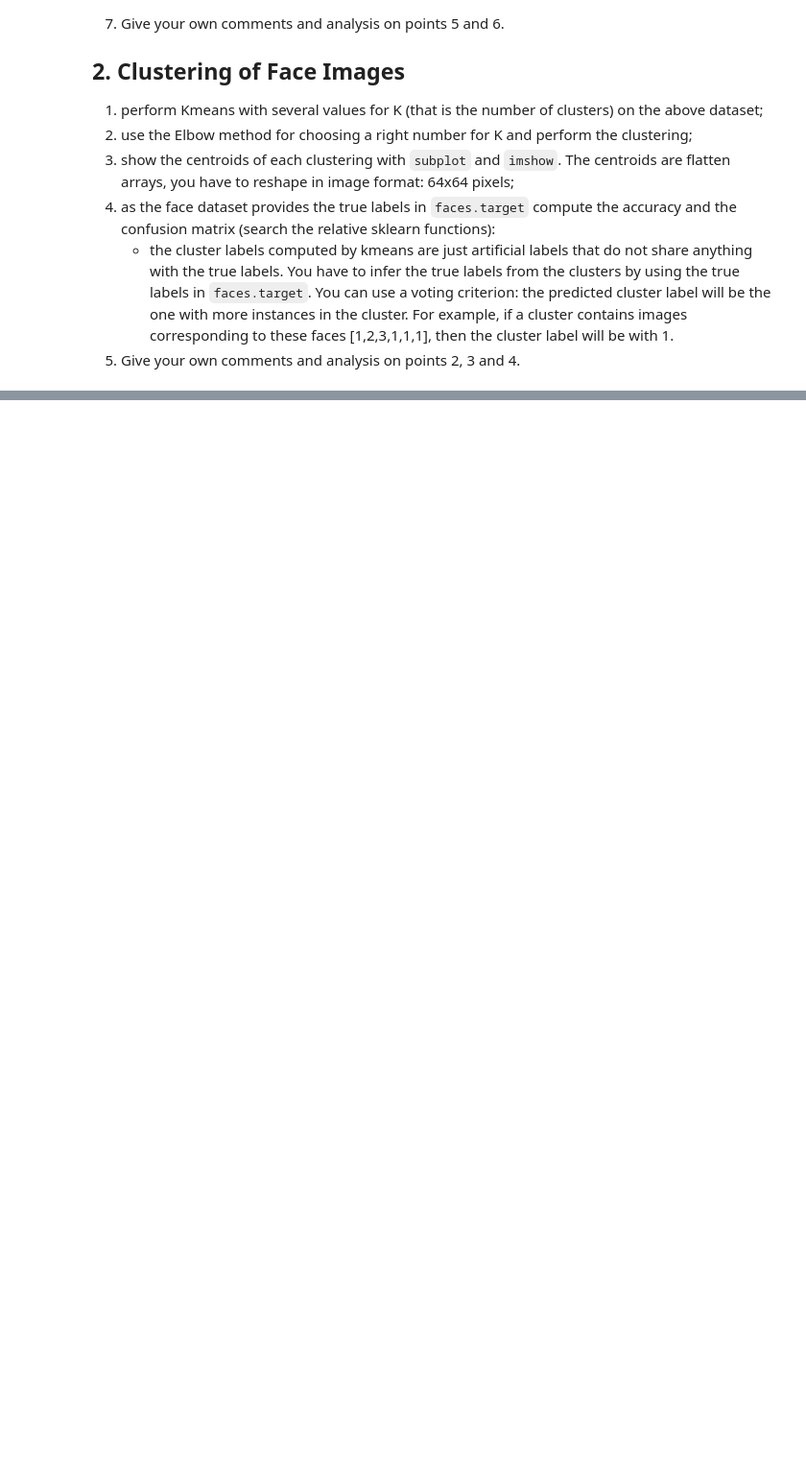
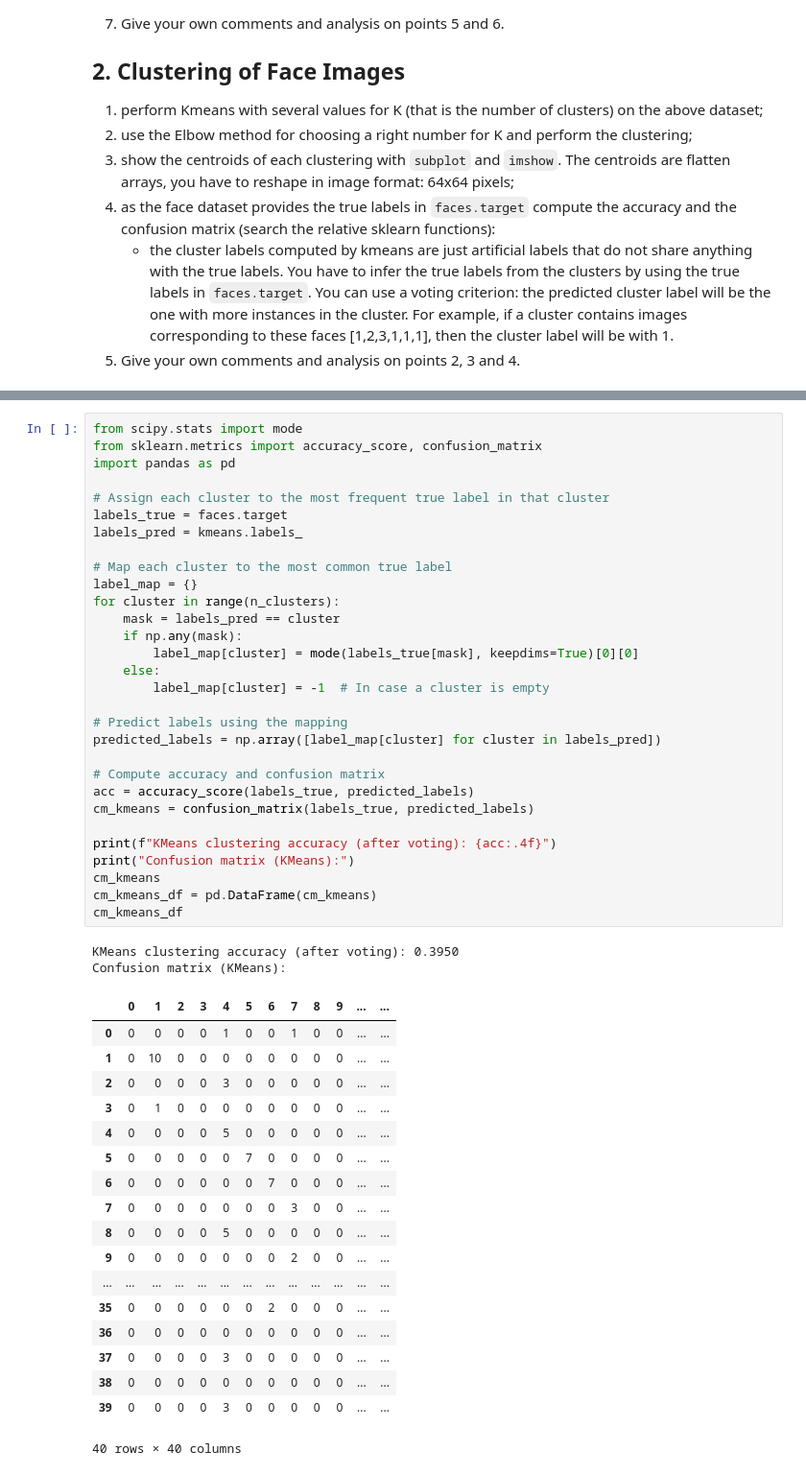
Before and after one commit to massmola/ml-assignments, a Jupyter notebook: Assignment2_group3.ipynb, the cells around one changed output, grey strips where cells are left out. Shown at 96% size. Drawn from its saved outputs; the diff is of its cells as text; blank space fills up the shorter version.

Commit message:
assignmet 2

```diff
--- a/Assignment2_group3.ipynb
+++ b/Assignment2_group3.ipynb
@@ -24,0 +212,51 @@ The assignment is related to the face recognition problem: train a SVM to recogn
+# %%
+from scipy.stats import mode
+from sklearn.metrics import accuracy_score, confusion_matrix
+import pandas as pd
+
+# Assign each cluster to the most frequent true label in that cluster
+labels_true = faces.target
+labels_pred = kmeans.labels_
+
+# Map each cluster to the most common true label
+label_map = {}
+for cluster in range(n_clusters):
+    mask = labels_pred == cluster
+    if np.any(mask):
+        label_map[cluster] = mode(labels_true[mask], keepdims=True)[0][0]
+    else:
+        label_map[cluster] = -1  # In case a cluster is empty
+
+# Predict labels using the mapping
+predicted_labels = np.array([label_map[cluster] for cluster in labels_pred])
+
+# Compute accuracy and confusion matrix
+acc = accuracy_score(labels_true, predicted_labels)
+cm_kmeans = confusion_matrix(labels_true, predicted_labels)
+
+print(f"KMeans clustering accuracy (after voting): {acc:.4f}")
+print("Confusion matrix (KMeans):")
+cm_kmeans
+cm_kmeans_df = pd.DataFrame(cm_kmeans)
+cm_kmeans_df
+# %% [output]
+KMeans clustering accuracy (after voting): 0.3950
+Confusion matrix (KMeans):
+|  | 0 | 1 | 2 | 3 | 4 | 5 | 6 | 7 | 8 | 9 | ... | ... |
+| 0 | 0 | 0 | 0 | 0 | 1 | 0 | 0 | 1 | 0 | 0 | ... | ... |
+| 1 | 0 | 10 | 0 | 0 | 0 | 0 | 0 | 0 | 0 | 0 | ... | ... |
+| 2 | 0 | 0 | 0 | 0 | 3 | 0 | 0 | 0 | 0 | 0 | ... | ... |
+| 3 | 0 | 1 | 0 | 0 | 0 | 0 | 0 | 0 | 0 | 0 | ... | ... |
+| 4 | 0 | 0 | 0 | 0 | 5 | 0 | 0 | 0 | 0 | 0 | ... | ... |
+| 5 | 0 | 0 | 0 | 0 | 0 | 7 | 0 | 0 | 0 | 0 | ... | ... |
+| 6 | 0 | 0 | 0 | 0 | 0 | 0 | 7 | 0 | 0 | 0 | ... | ... |
+| 7 | 0 | 0 | 0 | 0 | 0 | 0 | 0 | 3 | 0 | 0 | ... | ... |
+| 8 | 0 | 0 | 0 | 0 | 5 | 0 | 0 | 0 | 0 | 0 | ... | ... |
+| 9 | 0 | 0 | 0 | 0 | 0 | 0 | 0 | 2 | 0 | 0 | ... | ... |
+| ... | ... | ... | ... | ... | ... | ... | ... | ... | ... | ... | ... | ... |
+| 35 | 0 | 0 | 0 | 0 | 0 | 0 | 2 | 0 | 0 | 0 | ... | ... |
+| 36 | 0 | 0 | 0 | 0 | 0 | 0 | 0 | 0 | 0 | 0 | ... | ... |
+| 37 | 0 | 0 | 0 | 0 | 3 | 0 | 0 | 0 | 0 | 0 | ... | ... |
+| 38 | 0 | 0 | 0 | 0 | 0 | 0 | 0 | 0 | 0 | 0 | ... | ... |
+| 39 | 0 | 0 | 0 | 0 | 3 | 0 | 0 | 0 | 0 | 0 | ... | ... |
+40 rows × 40 columns
```
Also changed, not shown: parts of 19 cells of this notebook.
